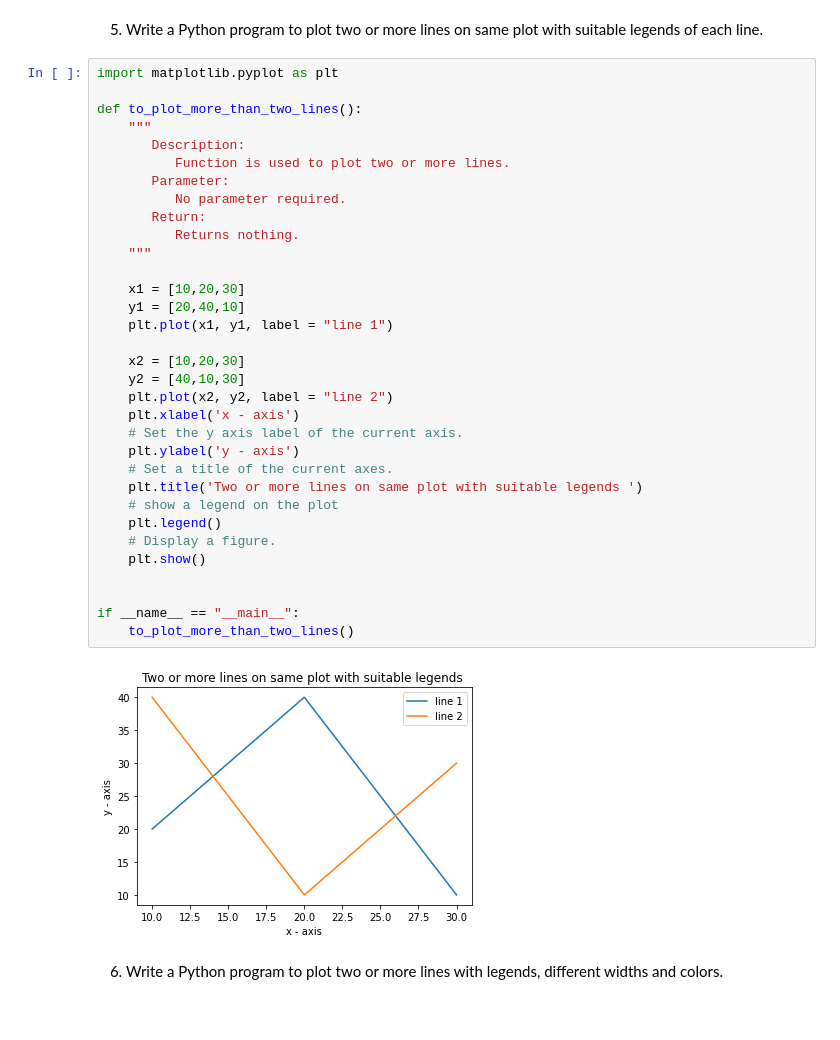
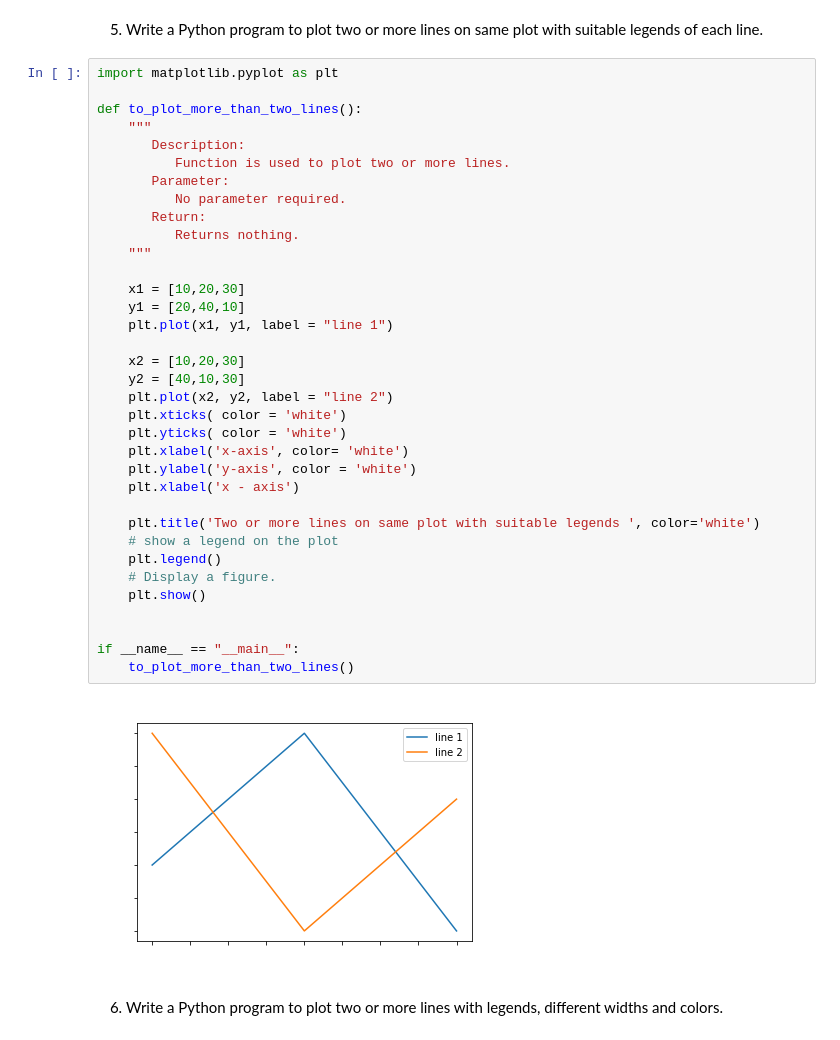
Before and after one commit to shaikhfarzana/Python-Libraries, a Jupyter notebook: Mathplotlib_Problems/Matplotlib_Problems.ipynb, the cells around one changed output. Drawn from its saved outputs; the diff is of its cells as text.

```diff
--- a/Mathplotlib_Problems/Matplotlib_Problems.ipynb
+++ b/Mathplotlib_Problems/Matplotlib_Problems.ipynb
@@ -103,38 +115,40 @@ if __name__ == "__main__":
 # %%
 import matplotlib.pyplot as plt
 
 def to_plot_more_than_two_lines():
     """
        Description:
           Function is used to plot two or more lines.
        Parameter:
           No parameter required.
        Return:
           Returns nothing.
     """
 
     x1 = [10,20,30]
     y1 = [20,40,10]
     plt.plot(x1, y1, label = "line 1")
 
     x2 = [10,20,30]
     y2 = [40,10,30]
     plt.plot(x2, y2, label = "line 2")
+    plt.xticks( color = 'white')
+    plt.yticks( color = 'white')
+    plt.xlabel('x-axis', color= 'white')
+    plt.ylabel('y-axis', color = 'white')
     plt.xlabel('x - axis')
-    # Set the y axis label of the current axis.
-    plt.ylabel('y - axis')
-    # Set a title of the current axes.
-    plt.title('Two or more lines on same plot with suitable legends ')
+
+    plt.title('Two or more lines on same plot with suitable legends ', color='white')
     # show a legend on the plot
     plt.legend()
     # Display a figure.
     plt.show()
 
 
 if __name__ == "__main__":
     to_plot_more_than_two_lines()
 # %% [output]
-[figure, old version]
+[figure, new version]
 # %% [markdown]
 6. Write a Python program to plot two or more lines with legends, different widths and colors.
 # %%
```
Also changed, not shown: parts of 7 cells of this notebook.
